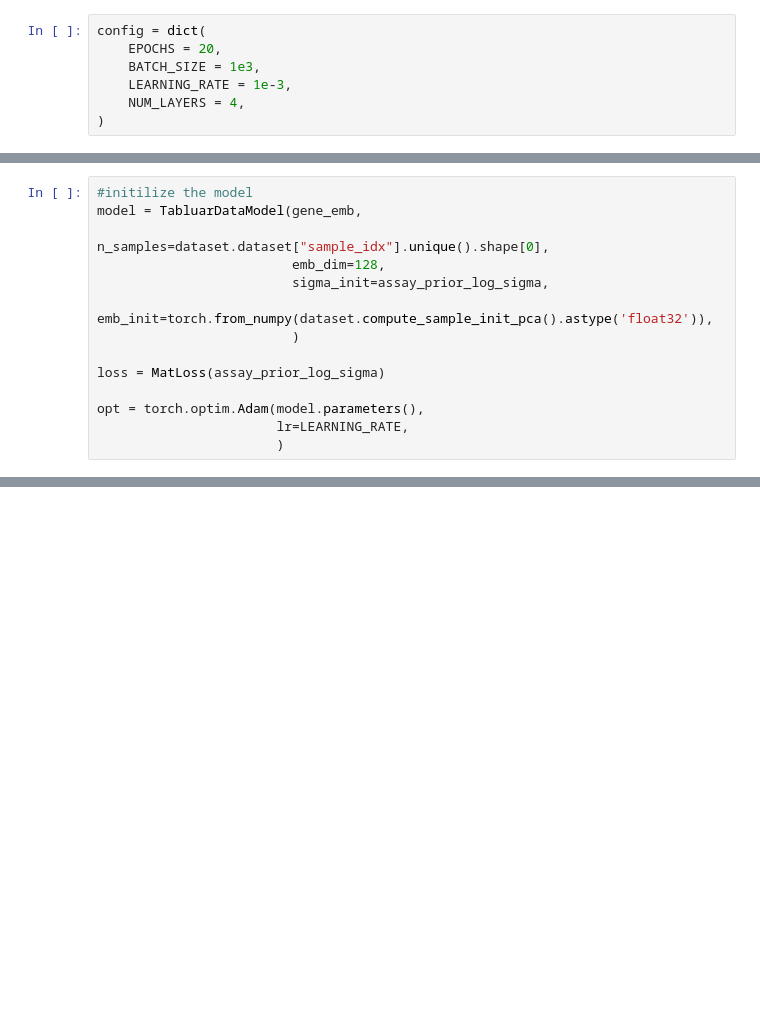
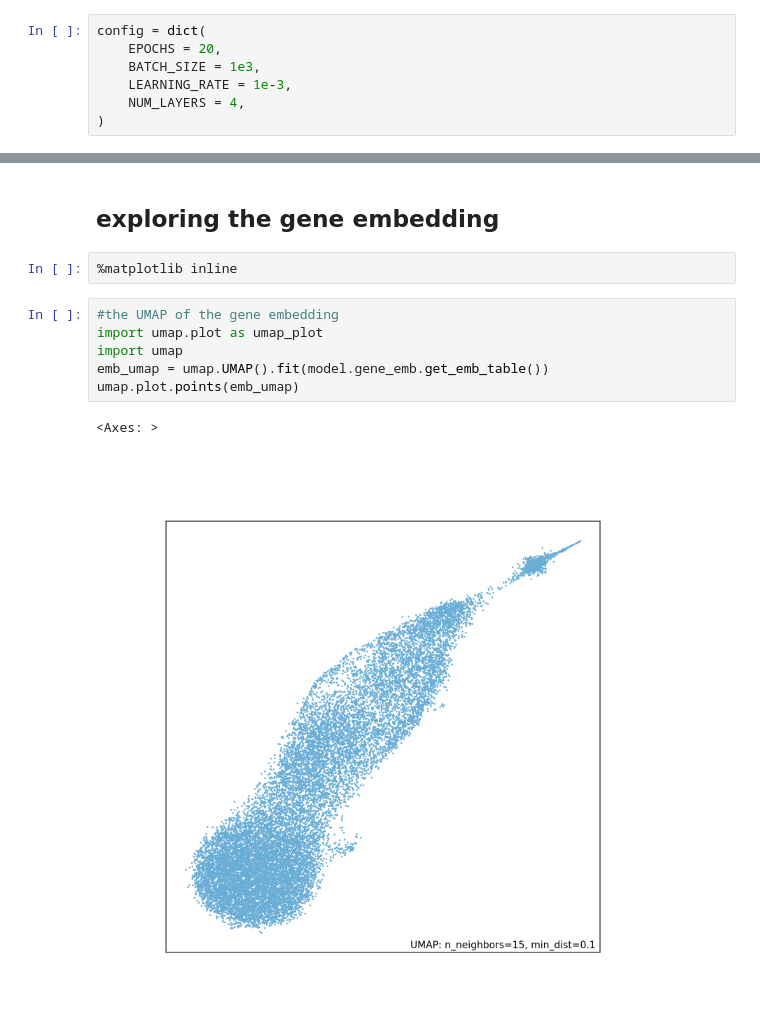
Before and after one commit to niklasbuehler/functional-gene-embeddings, a Jupyter notebook: notebooks/Tabula Sapiens/TS_autoencoder.ipynb, the cells around one changed output, grey strips where cells are left out. Drawn from its saved outputs; the diff is of its cells as text; blank space fills up the shorter version.

```diff
--- a/notebooks/Tabula Sapiens/TS_autoencoder.ipynb
+++ b/notebooks/Tabula Sapiens/TS_autoencoder.ipynb
@@ -296,14 +139,0 @@ class MatLoss(BaseLoss):
-# %%
-#initilize the model
-model = TabluarDataModel(gene_emb,
-                         n_samples=dataset.dataset["sample_idx"].unique().shape[0],
-                         emb_dim=128,
-                         sigma_init=assay_prior_log_sigma,
-                         emb_init=torch.from_numpy(dataset.compute_sample_init_pca().astype('float32')),
-                         )
-
-loss = MatLoss(assay_prior_log_sigma)
-
-opt = torch.optim.Adam(model.parameters(),
-                       lr=LEARNING_RATE,
-                       )
@@ -457,0 +257,13 @@ emb_table.to_csv('../../data/TabulaSapiens_d128.tsv', sep='\t')
+# %% [markdown]
+## exploring the gene embedding
+# %%
+%matplotlib inline
+# %%
+#the UMAP of the gene embedding
+import umap.plot as umap_plot
+import umap
+emb_umap = umap.UMAP().fit(model.gene_emb.get_emb_table())
+umap.plot.points(emb_umap)
+# %% [output]
+<Axes: >
+[figure, added]
```
Also changed, not shown: parts of 26 cells of this notebook.
